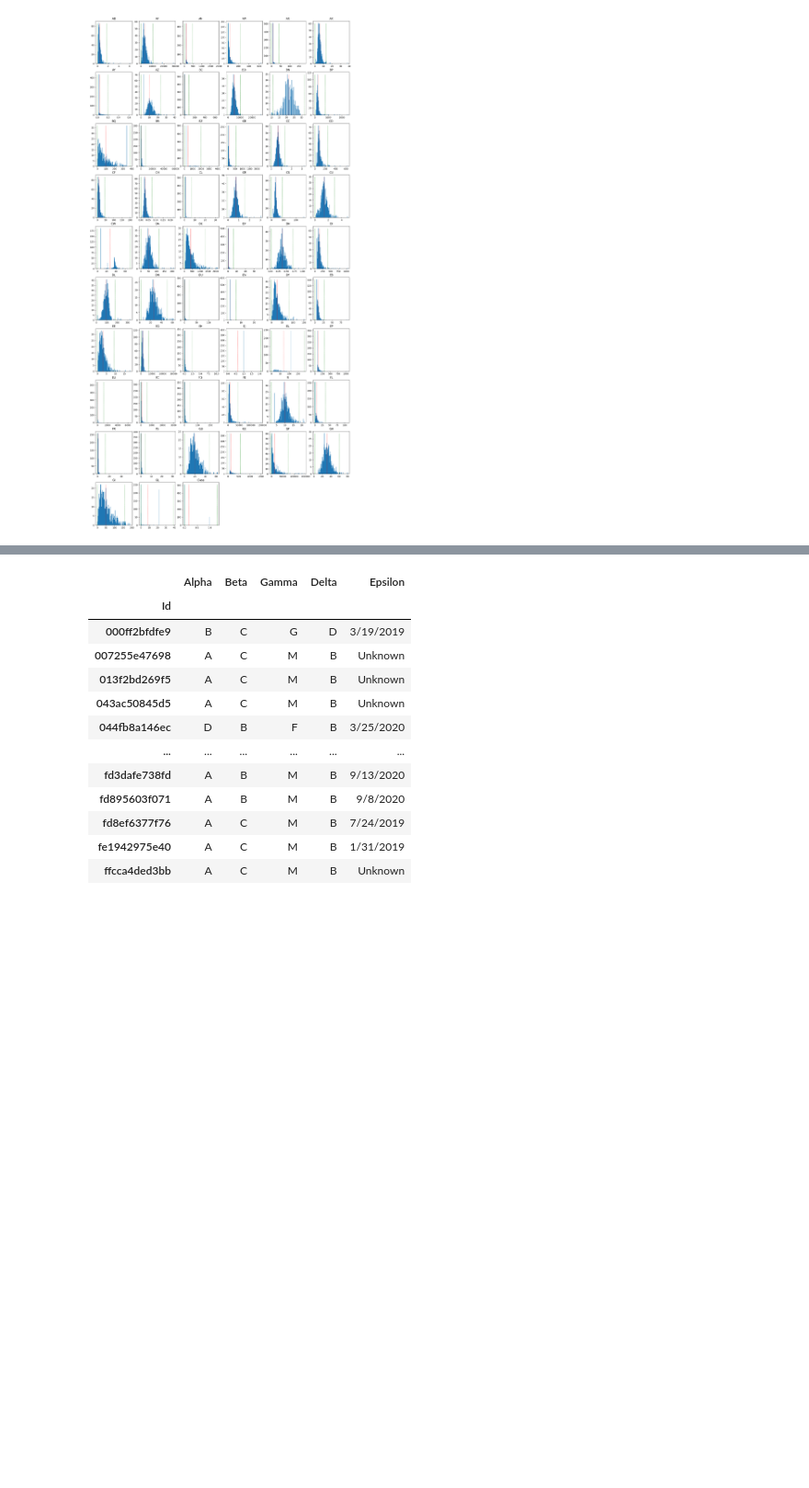
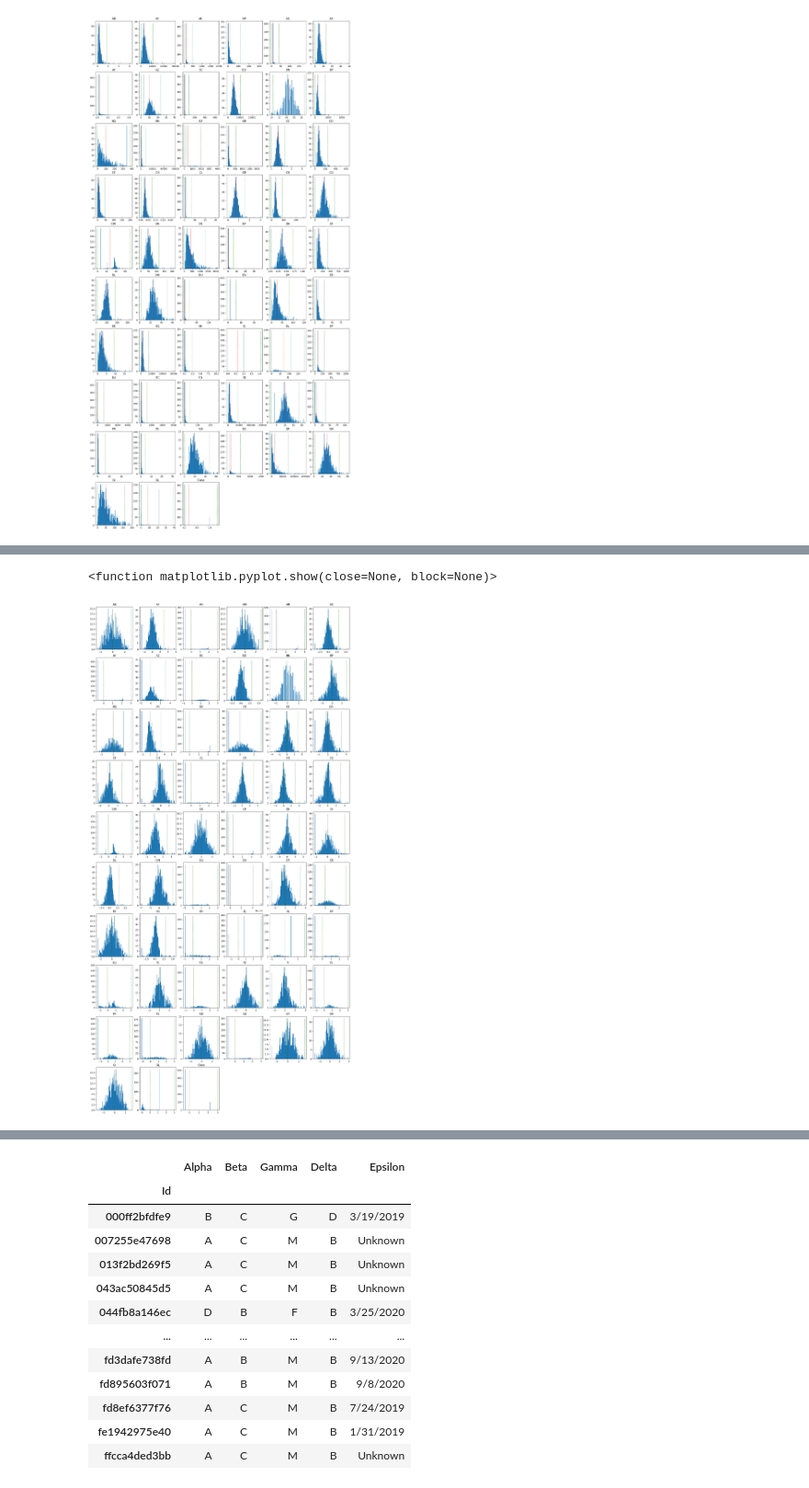
Before and after one commit to aruaru0/icr-kaggle, a Jupyter notebook: EDA.ipynb, the cells around one changed output, grey strips where cells are left out. Shown at 92% size. Drawn from its saved outputs; the diff is of its cells as text; code cells hidden in the pictures; blank space fills up the shorter version.

```diff
--- a/EDA.ipynb
+++ b/EDA.ipynb
@@ -49,13 +49,13 @@ def is_outlier(data, alpha):
 # 各列の外れ値をTrueにした行数分の配列を作成
 alpha = 20  # 外れ値として判定するためのαの値（例：2倍）
 outliers = np.zeros(train_df.shape[0], dtype=bool)
-for column in df.columns:
+for column in train_df.columns:
     outliers = outliers | is_outlier(train_df[column].values, alpha)
 
 train_df = train_df[~outliers]
 # %%
 plt.figure(figsize=(20,40))
-for i, col in enumerate(df.columns) :
+for i, col in enumerate(train_df.columns) :
     plt.subplot(10, 6, i+1)
     h = plt.boxplot(train_df[col])
     plt.title(col)
@@ -65,7 +65,7 @@ plt.show
 [figure]
 # %%
 plt.figure(figsize=(20,40))
-for i, col in enumerate(df.columns) :
+for i, col in enumerate(train_df.columns) :
     plt.subplot(10, 6, i+1)
     h = plt.hist(train_df[col], bins=100)
     m, s = train_df[col].mean(), train_df[col].std()
@@ -79,0 +85,10 @@ plt.show
+# %%
+df = train_df.copy()
+
+cols = df.columns
+# for i, col in enumerate(df.columns) :
+#     x = df[col]
+pt = PowerTransformer(method='yeo-johnson')
+pt.fit(df.values)
+df[cols] = pt.transform(df[cols].values)
+df
@@ -79,0 +110,14 @@ plt.show
+# %%
+plt.figure(figsize=(20,40))
+for i, col in enumerate(df.columns) :
+    plt.subplot(10, 6, i+1)
+    h = plt.hist(df[col], bins=100)
+    m, s = df[col].mean(), df[col].std()
+    plt.vlines(x=m, ymin = 0, ymax = h[0].max(), color='r', linestyles='dotted')
+    plt.vlines(x=m+3*s, ymin = 0, ymax = h[0].max(), color='g', linestyles='dotted')
+    plt.vlines(x=max(0,m-3*s), ymin = 0, ymax = h[0].max(), color='g', linestyles='dotted')
+    plt.title(col)
+plt.show
+# %% [output]
+<function matplotlib.pyplot.show(close=None, block=None)>
+[figure, added]
```
Also changed, not shown: parts of 7 cells of this notebook, 3 other files.
